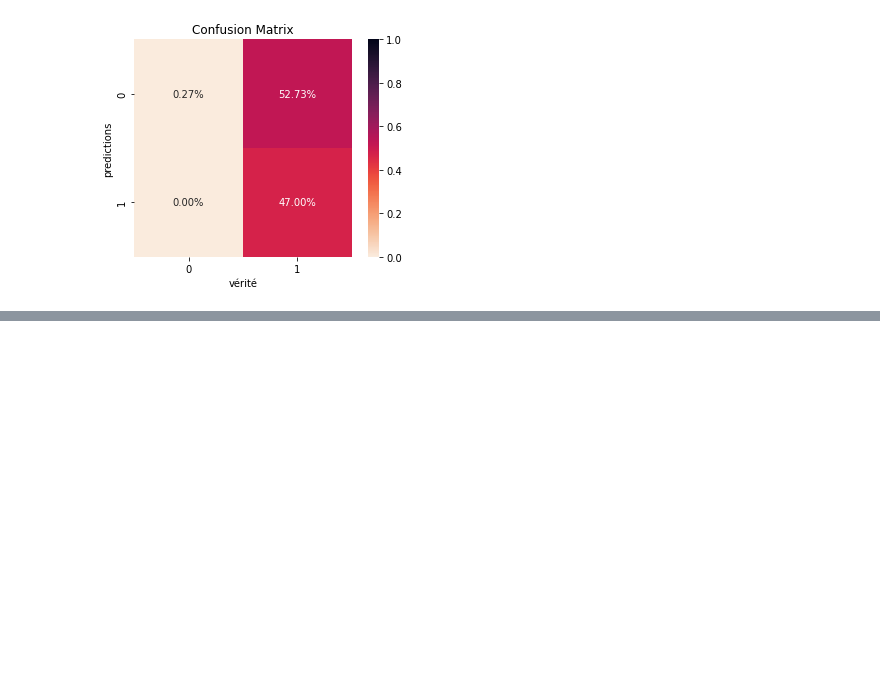
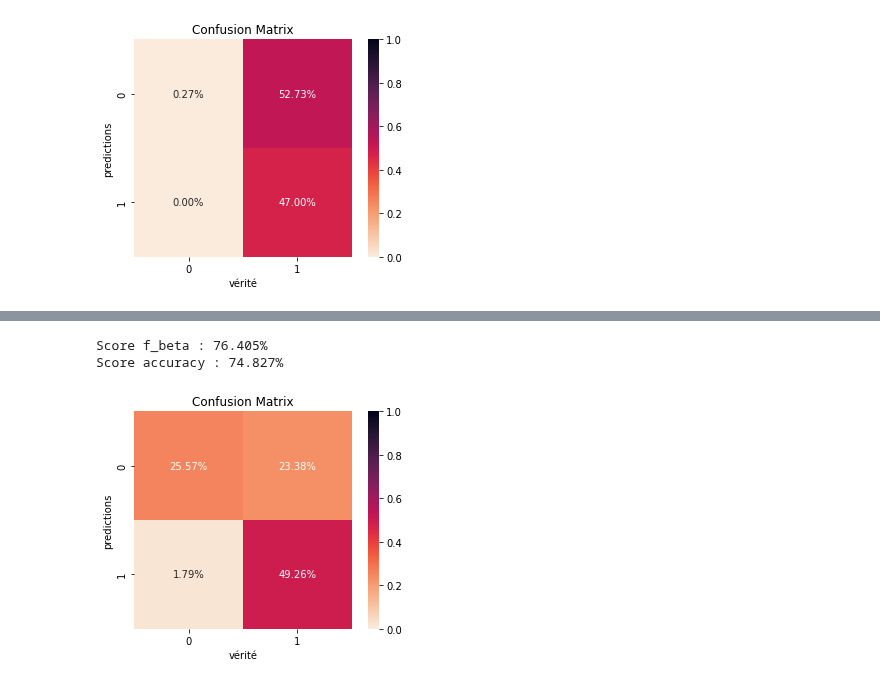
Before and after one commit to hugo-mi/Activity_Detection_From_Electrical_Consumption_Load_Curves, a Jupyter notebook: Exploratory Data Analysis/classification_house1_vs_house2.ipynb, the cells around one changed output, grey strips where cells are left out. Drawn from its saved outputs; the diff is of its cells as text; code cells hidden in the pictures; blank space fills up the shorter version.

```diff
--- a/Exploratory Data Analysis/classification_house1_vs_house2.ipynb
+++ b/Exploratory Data Analysis/classification_house1_vs_house2.ipynb
@@ -134,0 +149,9 @@ Score accuracy : 47.269%
+# %%
+rfc = RandomForestClassifier(n_estimators=30, n_jobs=-1, max_samples=0.9, max_depth=12)
+rfc.fit(X_train, y_train.ravel())
+y_pred = rfc.predict(X_test)
+mod.plot_confusion_matrix(y_test, y_pred);
+# %% [output]
+Score f_beta : 76.405%
+Score accuracy : 74.827%
+[figure, added]
```
Also changed, not shown: parts of 19 cells of this notebook.
